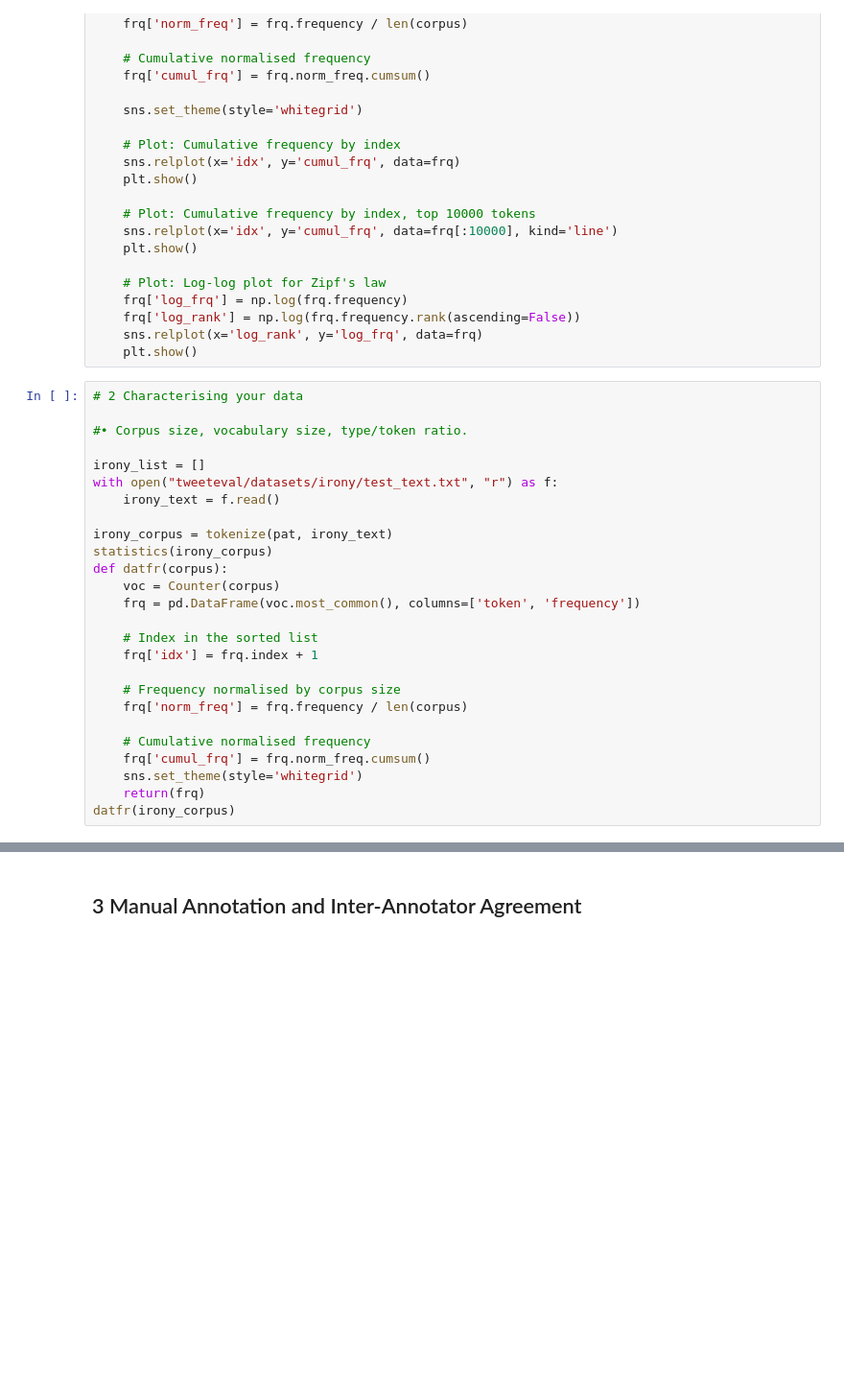
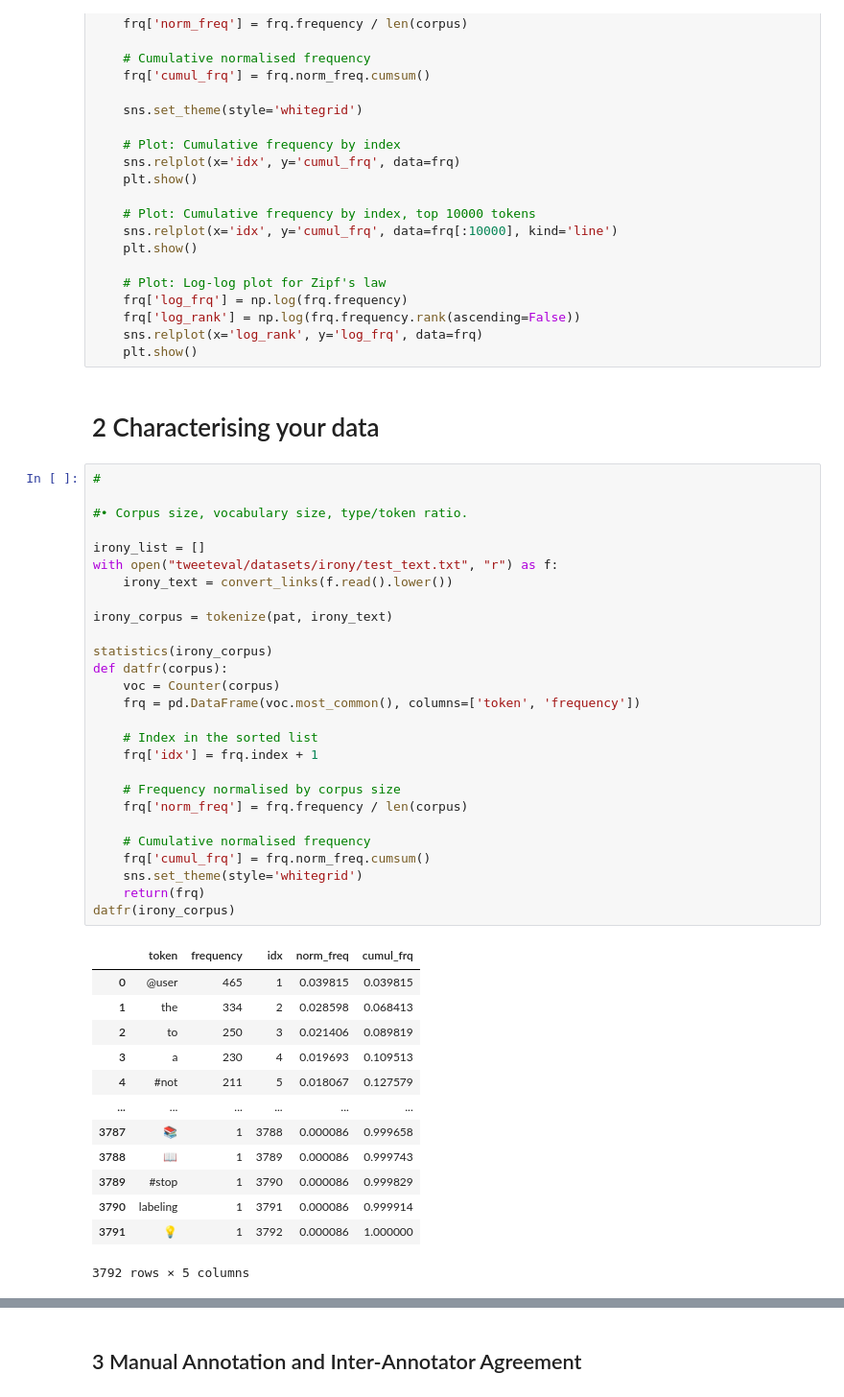
Before and after one commit to viggo-gascou/fyp2022g03GroupB2, a Jupyter notebook: notebook.ipynb, the cells around one changed output, grey strips where cells are left out. Shown: that part at 96% size. Cells and saved outputs as stored; diff of their text form; blank space fills up the shorter version.

```diff
--- a/notebook.ipynb
+++ b/notebook.ipynb
@@ -59,29 +65,46 @@ def zipf(corpus):
     frq['log_rank'] = np.log(frq.frequency.rank(ascending=False))
     sns.relplot(x='log_rank', y='log_frq', data=frq)
     plt.show()
+# %% [markdown]
+# 2 Characterising your data
 # %%
-# 2 Characterising your data
+#
 
 #• Corpus size, vocabulary size, type/token ratio.
 
 irony_list = []
 with open("tweeteval/datasets/irony/test_text.txt", "r") as f:
-    irony_text = f.read()
+    irony_text = convert_links(f.read().lower())
 
 irony_corpus = tokenize(pat, irony_text)
+
 statistics(irony_corpus)
 def datfr(corpus):
     voc = Counter(corpus)
     frq = pd.DataFrame(voc.most_common(), columns=['token', 'frequency'])
 
     # Index in the sorted list
     frq['idx'] = frq.index + 1
 
     # Frequency normalised by corpus size
     frq['norm_freq'] = frq.frequency / len(corpus)
 
     # Cumulative normalised frequency
     frq['cumul_frq'] = frq.norm_freq.cumsum()
     sns.set_theme(style='whitegrid')
     return(frq)
 datfr(irony_corpus)
+# %% [output]
+|  | token | frequency | idx | norm_freq | cumul_frq |
+| 0 | @user | 465 | 1 | 0.039815 | 0.039815 |
+| 1 | the | 334 | 2 | 0.028598 | 0.068413 |
+| 2 | to | 250 | 3 | 0.021406 | 0.089819 |
+| 3 | a | 230 | 4 | 0.019693 | 0.109513 |
+| 4 | #not | 211 | 5 | 0.018067 | 0.127579 |
+| ... | ... | ... | ... | ... | ... |
+| 3787 | 📚 | 1 | 3788 | 0.000086 | 0.999658 |
+| 3788 | 📖 | 1 | 3789 | 0.000086 | 0.999743 |
+| 3789 | #stop | 1 | 3790 | 0.000086 | 0.999829 |
+| 3790 | labeling | 1 | 3791 | 0.000086 | 0.999914 |
+| 3791 | 💡 | 1 | 3792 | 0.000086 | 1.000000 |
+3792 rows × 5 columns
```
Also changed, not shown: parts of 25 cells of this notebook, 5 other files.
